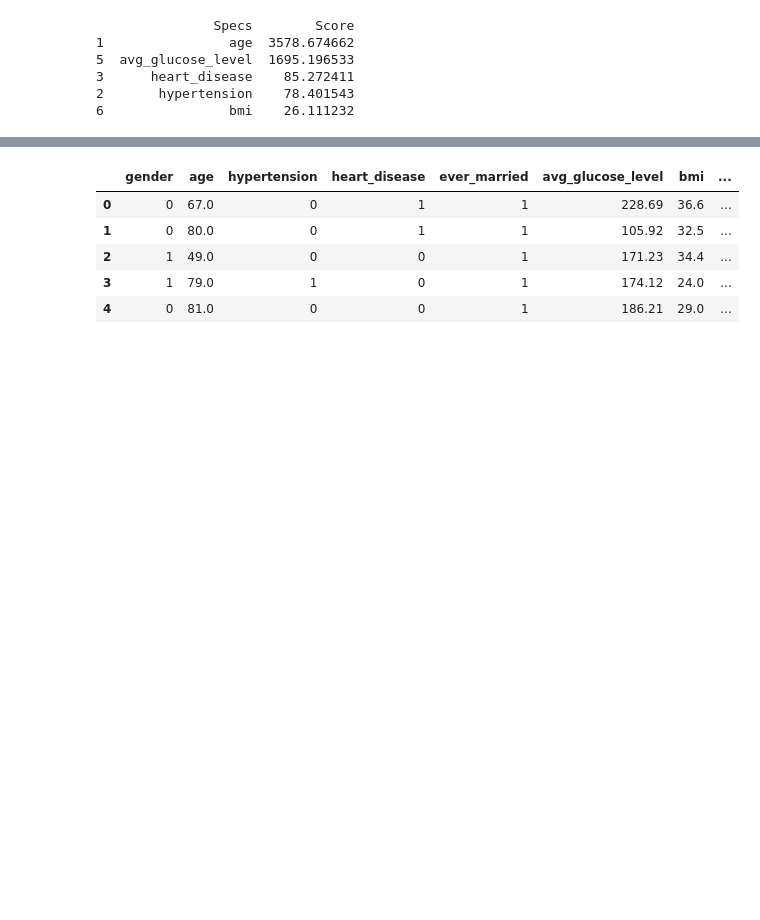
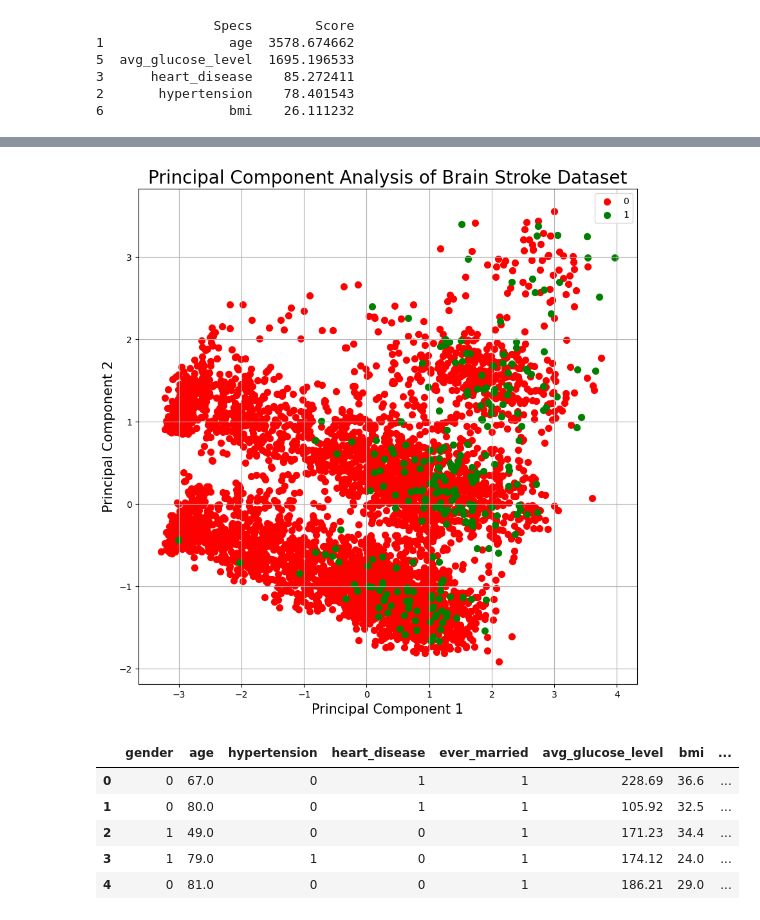
Before and after one commit to Lisnivia/F21DL, a Jupyter notebook: Lab 3.ipynb, the cells around one changed output, grey strips where cells are left out. Drawn from its saved outputs; the diff is of its cells as text; code cells hidden in the pictures; blank space fills up the shorter version.

```diff
--- a/Lab 3.ipynb
+++ b/Lab 3.ipynb
@@ -80,0 +99,10 @@ plt.show()
+# %%
+features = ['gender','age','hypertension','ever_married', 'avg_glucose_level', 'bmi','smoking_status']
+# Separating out the features
+x = brain_num.loc[:, features].values
+# Separating out the target
+y = brain_num.loc[:,['stroke']].values
+# Standardizing the features
+x = StandardScaler().fit_transform(x)
+brain_test = pd.DataFrame(x, columns=['gender','age','hypertension','ever_married', 'avg_glucose_level', 'bmi','smoking_status'])
+brain_test.head()
@@ -80,0 +118,8 @@ plt.show()
+# %%
+from sklearn.decomposition import PCA
+pca_brain = PCA(n_components=2)
+principalComponents_brain = pca_brain.fit_transform(x)
+principal_brain_data = pd.DataFrame(data = principalComponents_brain
+             , columns = ['principal component 1', 'principal component 2'])
+final_brain = pd.concat([principal_brain_data, brain_num[['stroke']]], axis = 1)
+final_brain.head()
@@ -80,0 +135,18 @@ plt.show()
+# %%
+fig = plt.figure(figsize = (10,10))
+ax = fig.add_subplot(1,1,1)
+ax.set_xlabel('Principal Component 1', fontsize = 15)
+ax.set_ylabel('Principal Component 2', fontsize = 15)
+ax.set_title("Principal Component Analysis of Brain Stroke Dataset", fontsize = 20)
+targets = [0, 1]
+colors = ['r', 'g']
+for target, color in zip(targets,colors):
+    indicesToKeep = final_brain['stroke'] == target
+    ax.scatter(final_brain.loc[indicesToKeep, 'principal component 1']
+               , final_brain.loc[indicesToKeep, 'principal component 2']
+               , c = color
+               , s = 50)
+ax.legend(targets)
+ax.grid()
+# %% [output]
+[figure, added]
```
Also changed, not shown: parts of 12 cells of this notebook.
